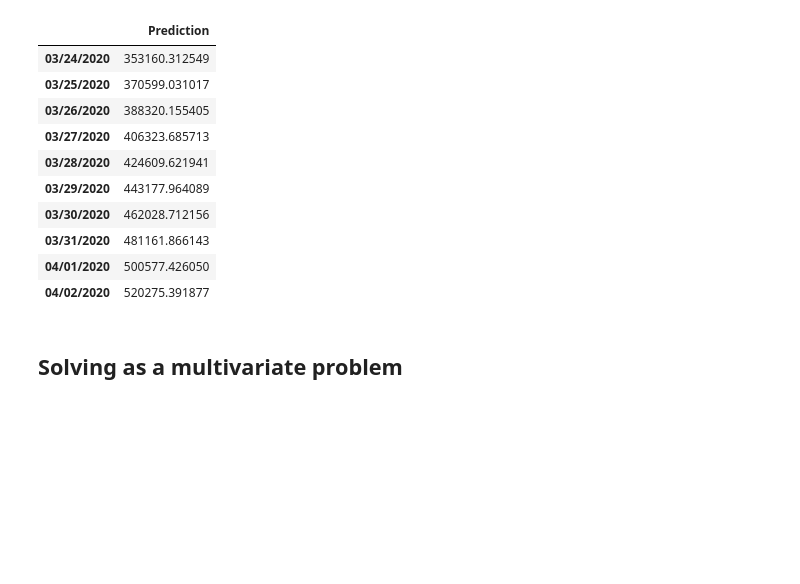
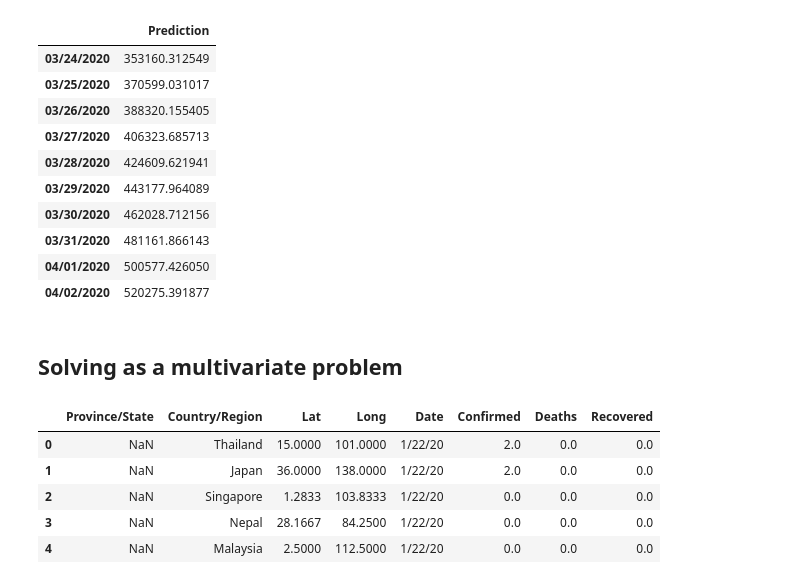
Before and after one commit to DataSenseiAryan/Covid19, a Jupyter notebook: covid-19FinalForecasting.ipynb, the cells around one changed output. Cells and saved outputs as stored; diff of their text form; code cells hidden in the pictures; blank space fills up the shorter version.

```diff
--- a/covid-19FinalForecasting.ipynb
+++ b/covid-19FinalForecasting.ipynb
@@ -334,3 +334,28 @@ ARIMA future predictions:
 | 04/02/2020 | 520275.391877 |
 # %% [markdown]
 ## Solving as a multivariate problem
+# %%
+dates = conf_df.columns[4:]
+
+#making new dataframes for confiremed ,death and recovred cases
+conf_df_long = conf_df.melt(id_vars=['Province/State', 'Country/Region', 'Lat', 'Long'],
+                            value_vars=dates, var_name='Date', value_name='Confirmed')
+
+deaths_df_long = death_df.melt(id_vars=['Province/State', 'Country/Region', 'Lat', 'Long'],
+                            value_vars=dates, var_name='Date', value_name='Deaths')
+
+recv_df_long = reco_df.melt(id_vars=['Province/State', 'Country/Region', 'Lat', 'Long'],
+                            value_vars=dates, var_name='Date', value_name='Recovered')
+
+#full table combinig all confirmed,recovered and deaths
+full_table = pd.concat([conf_df_long, deaths_df_long['Deaths'], recv_df_long['Recovered']],
+                       axis=1, sort=False)
+
+full_table.head()
+# %% [output]
+|  | Province/State | Country/Region | Lat | Long | Date | Confirmed | Deaths | Recovered |
+| 0 | NaN | Thailand | 15.0000 | 101.0000 | 1/22/20 | 2.0 | 0.0 | 0.0 |
+| 1 | NaN | Japan | 36.0000 | 138.0000 | 1/22/20 | 2.0 | 0.0 | 0.0 |
+| 2 | NaN | Singapore | 1.2833 | 103.8333 | 1/22/20 | 0.0 | 0.0 | 0.0 |
+| 3 | NaN | Nepal | 28.1667 | 84.2500 | 1/22/20 | 0.0 | 0.0 | 0.0 |
+| 4 | NaN | Malaysia | 2.5000 | 112.5000 | 1/22/20 | 0.0 | 0.0 | 0.0 |
```
Also changed, not shown: parts of 11 cells of this notebook, 2 other files.
